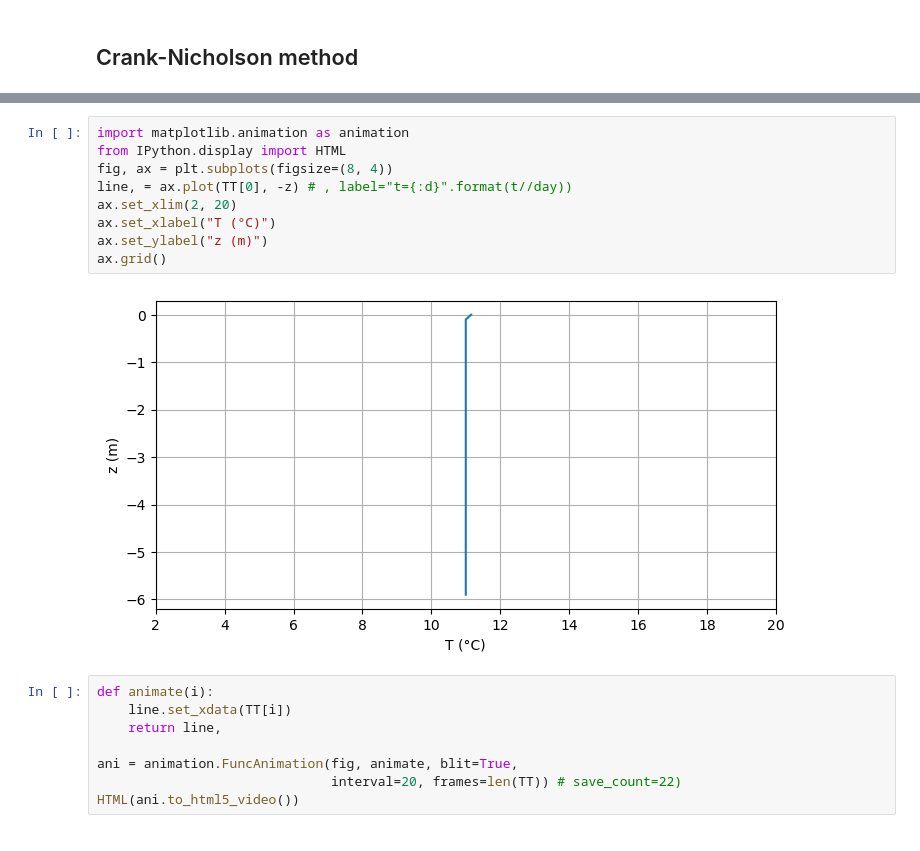
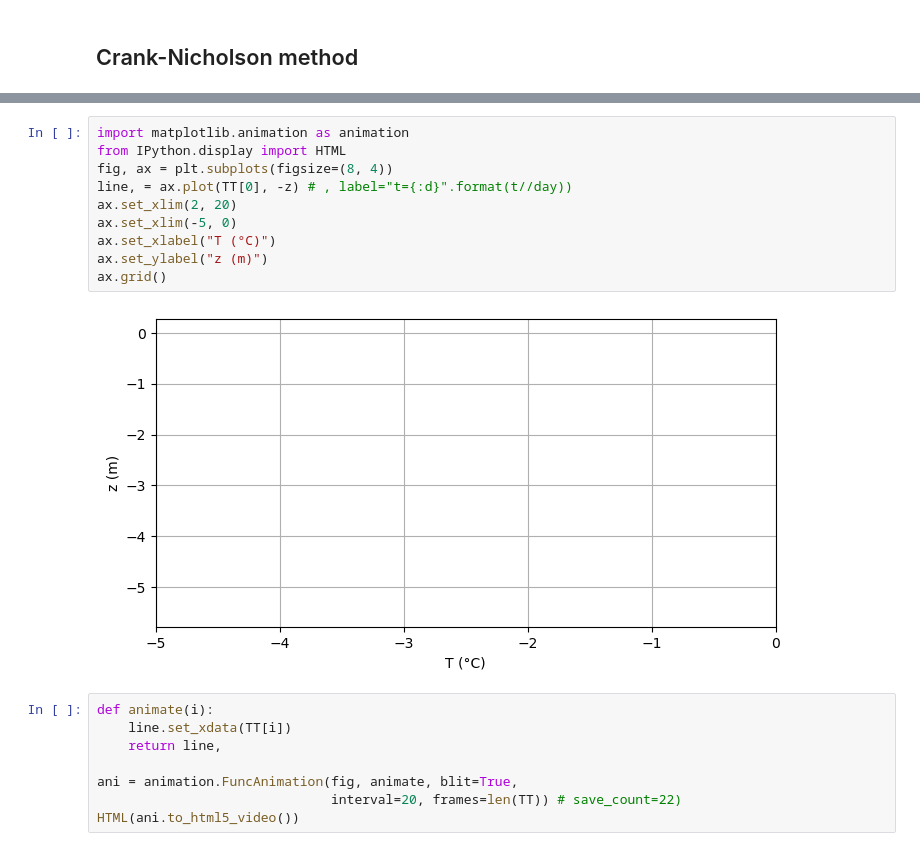
Before and after one commit to halbmy/NumericalGeophysics, a Jupyter notebook: notebooks/compareParabolic.ipynb, the cells around one changed output, grey strips where cells are left out. Cells and saved outputs as stored; diff of their text form.

```diff
--- a/notebooks/compareParabolic.ipynb
+++ b/notebooks/compareParabolic.ipynb
@@ -107,14 +117,15 @@ plt.grid()
 # %%
 import matplotlib.animation as animation
 from IPython.display import HTML
 fig, ax = plt.subplots(figsize=(8, 4))
 line, = ax.plot(TT[0], -z) # , label="t={:d}".format(t//day))
 ax.set_xlim(2, 20)
+ax.set_xlim(-5, 0)
 ax.set_xlabel("T (°C)")
 ax.set_ylabel("z (m)")
 ax.grid()
 # %% [output]
-[figure, old version]
+[figure, new version]
 # %%
 def animate(i):
     line.set_xdata(TT[i])
```
Also changed, not shown: parts of 4 cells of this notebook, 46 other files.
